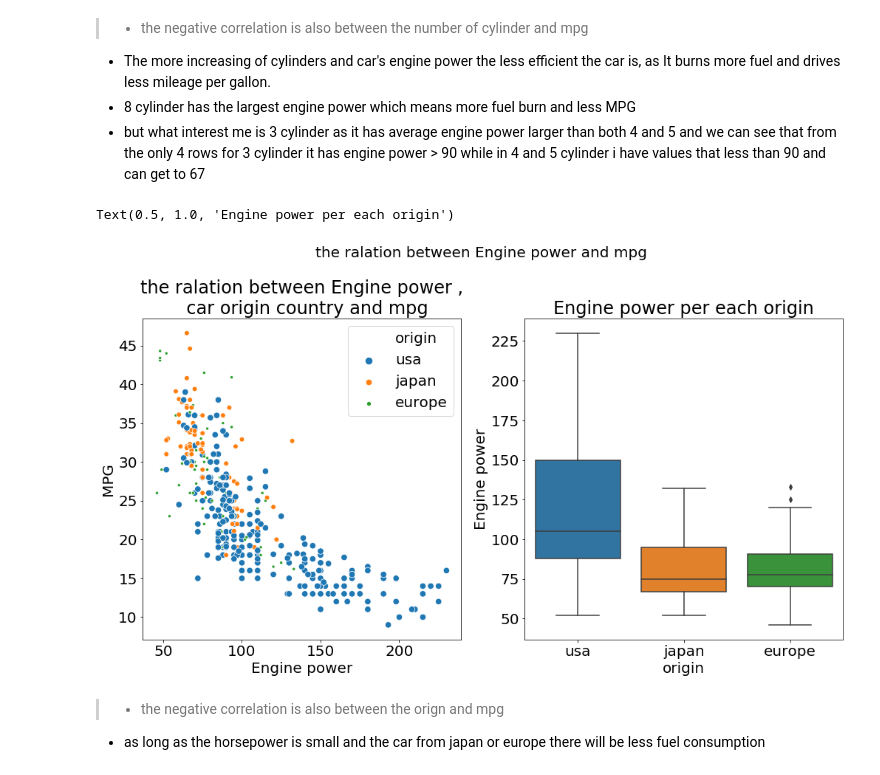
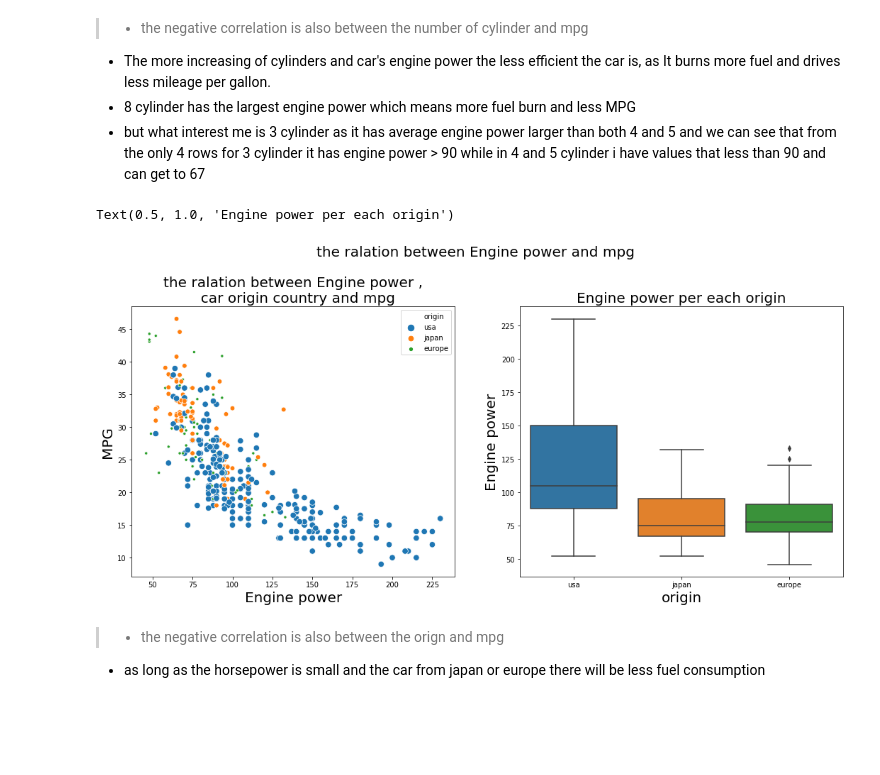
Before and after one commit to HadeerArafa/MPG_CaseStudy, a Jupyter notebook: MPG.ipynb, the cells around one changed output. Drawn from its saved outputs; the diff is of its cells as text; code cells hidden in the pictures; blank space fills up the shorter version.

```diff
--- a/MPG.ipynb
+++ b/MPG.ipynb
@@ -48,12 +48,6 @@ import numpy as np
 import matplotlib.pyplot as plt
 import seaborn as sns
 #sns.set_palette('PuRd')
-# %%
-# to easy plt and not repeat a code i will use this a default
-plt.rcParams['figure.figsize']=(17,8)
-plt.rcParams['font.size']=20
-plt.rcParams['figure.titlesize']='medium'
-plt.rcParams['legend.fontsize']='medium'
 # %% [markdown]
 <a id='wrangling'></a>
 ## Data Wrangling
@@ -301,2 +271,0 @@ dtype: int64
-# %%
-df['horsepower']= pd.to_numeric(df['horsepower'] , errors='coerce')
@@ -311,0 +274,3 @@ df['horsepower'].isnull().sum()
+# %%
+df['horsepower'].replace('?',np.NaN,inplace=True)
+df['horsepower']=df['horsepower'].astype(float)
@@ -589,20 +599,21 @@ df.query('cylinders == 5')
 - 8 cylinder has the largest engine power which means more fuel burn and less MPG
 - but what interest me is 3 cylinder as it has average engine power larger than both 4 and 5 and we can see that from the only 4 rows for 3 cylinder it has engine power > 90 while in 4 and 5 cylinder i have values that less than 90 and can get to 67
 # %%
+plt.figure(figsize=(18,7))
 plt.subplot(1,2,1)
-plt.suptitle('the ralation between Engine power and mpg',y=1.05)
+plt.suptitle('the ralation between Engine power and mpg',fontsize=20,y=1.05)
 sns.scatterplot(data=df,x='horsepower',y='mpg',hue='origin',size='origin');
-plt.xlabel('Engine power')
-plt.ylabel('MPG')
-plt.title('the ralation between Engine power ,\n  car origin country and mpg')
+plt.xlabel('Engine power',fontsize=20)
+plt.ylabel('MPG',fontsize=20)
+plt.title('the ralation between Engine power ,\n  car origin country and mpg',fontsize=20)
 plt.subplot(1,2,2)
 sns.boxplot(data=df,x='origin',y='horsepower')
-plt.ylabel('Engine power')
-plt.xlabel('origin')
-plt.title('Engine power per each origin')
+plt.ylabel('Engine power',fontsize=20)
+plt.xlabel('origin',fontsize=20)
+plt.title('Engine power per each origin',fontsize=20)
 # %% [output]
 Text(0.5, 1.0, 'Engine power per each origin')
-[figure, old version]
+[figure, new version]
 # %% [markdown]
 >- the negative correlation  is also between the orign and mpg
 -  as long as the horsepower is small and the car from japan or europe there will be less fuel consumption
```
Also changed, not shown: parts of 55 cells of this notebook.
